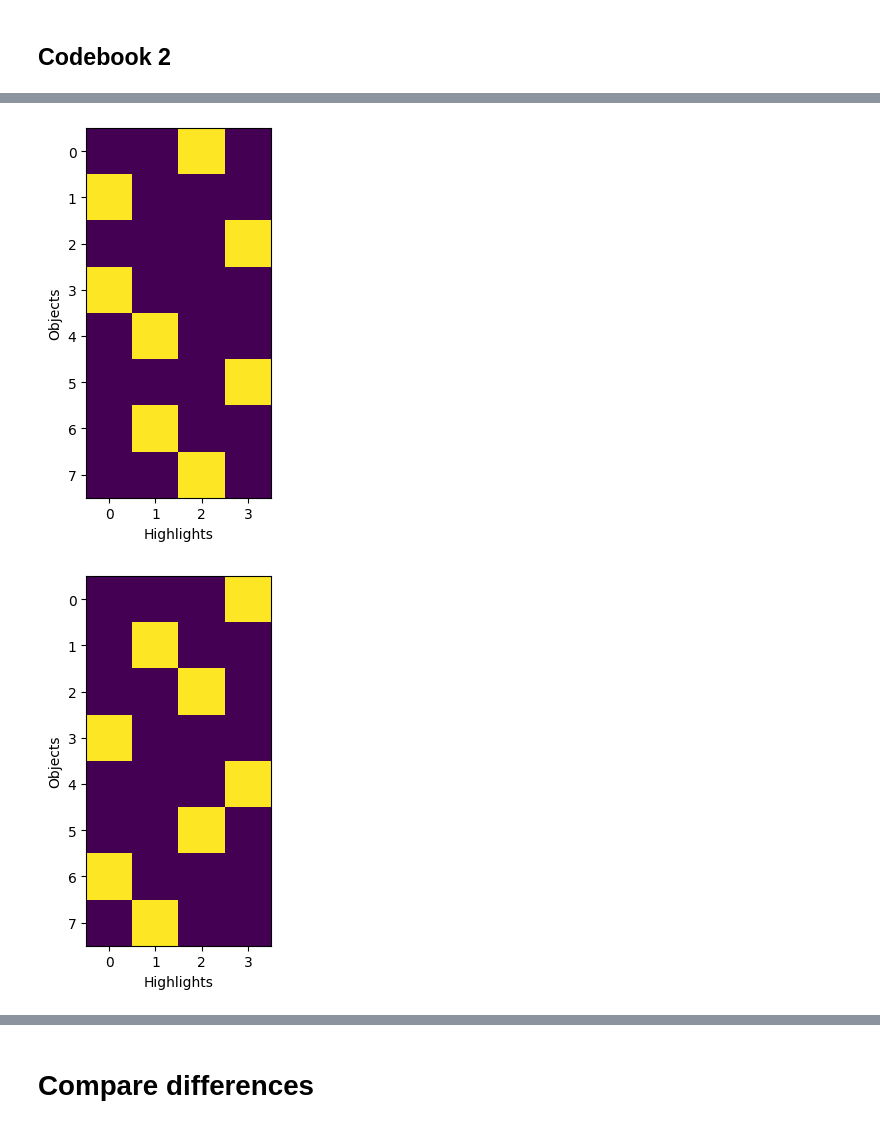
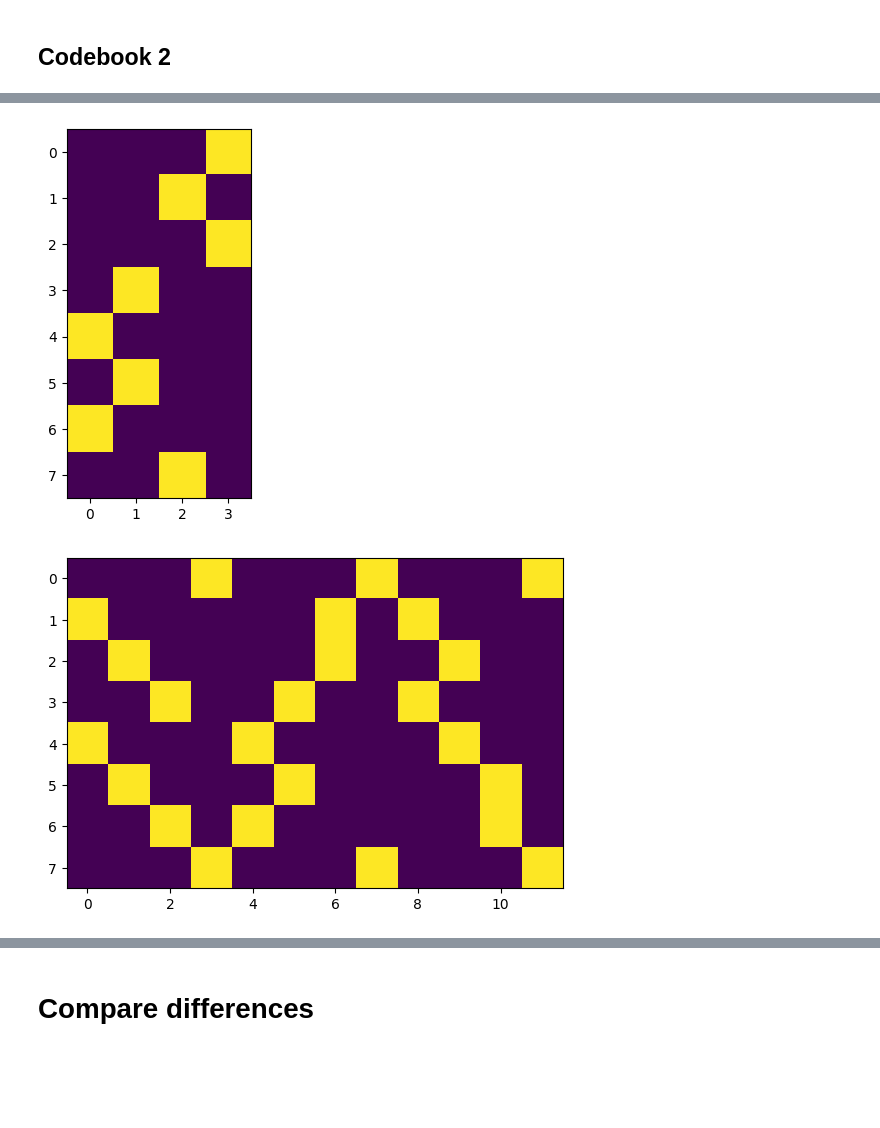
Before and after one commit to amar-enkhbat/codebook_generator, a Jupyter notebook: gen_seq.ipynb, the cells around one changed output, grey strips where cells are left out. Saved outputs shown, nothing was run; the diff lists cells and outputs as text; code cells hidden in the pictures; blank space fills up the shorter version.

```diff
--- a/gen_seq.ipynb
+++ b/gen_seq.ipynb
@@ -173,19 +148,32 @@ for i in range(4):
+# %%
+init_codebook = np.zeros((1, n_objs))
+codebooks = []
+for i in range(2):
+    codebook = gen_codebook(
+        init_codebook = init_codebook,
+        n_objs=8, n_obj_highlights=2, n_off_intervals=3, n_min_highlights=1
+    )
+
+plt.imshow(codebook.T)
+plt.show()
+# %% [output]
+[figure, added]
 # %%
-for seed in np.random.randint(0, 1000000, 3):
-    np.random.seed(seed)
+n_reps = 3
 
-    init_codebook = np.zeros((1, 8))
+init_codebook = np.zeros((1, n_objs))
+
+codebooks = []
+for i in range(n_reps):
     codebook = gen_codebook(
-            init_codebook = init_codebook,
-            n_objs=8, n_obj_highlights=2, n_off_intervals=3, n_min_highlights=1
-        )
-    codebook = codebook.T
-    plt.imshow(codebook)
-    plt.xticks(np.arange(codebook.shape[1]))
-    plt.yticks(np.arange(codebook.shape[0]))
-    plt.ylabel('Objects')
-    plt.xlabel('Highlights')
-    plt.show()
+        init_codebook = init_codebook,
+        n_objs=8, n_obj_highlights=2, n_off_intervals=3, n_min_highlights=1
+    )
+    codebooks.append(codebook)
+    init_codebook = codebook[-1].reshape(1, -1)
+codebooks = np.vstack(codebooks).T
+
+plt.imshow(codebooks)
+plt.show()
 # %% [output]
-[figure, old version]
+[figure, new version]
-[figure, removed]
```
Also changed, not shown: parts of 27 cells of this notebook.
